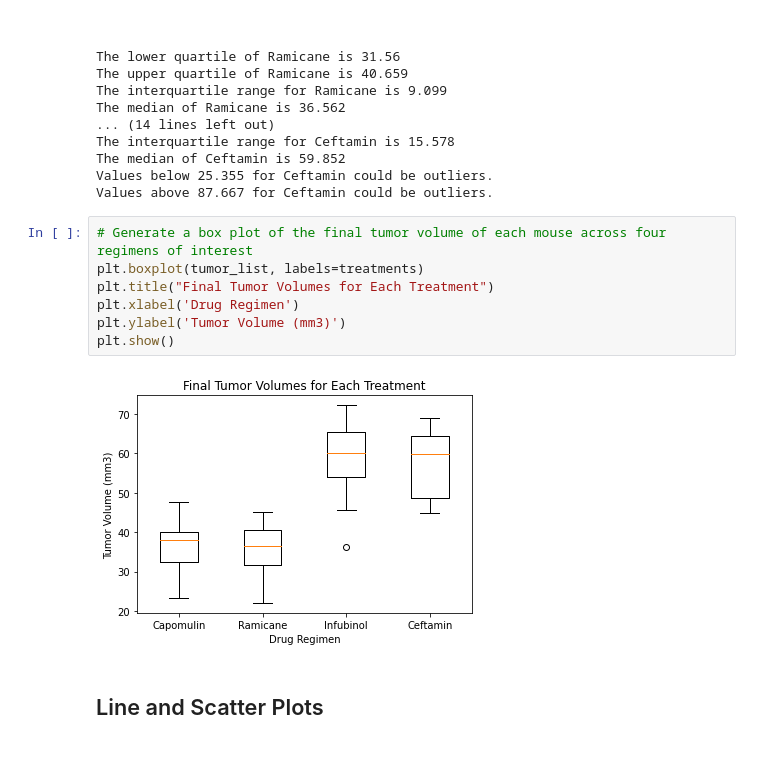
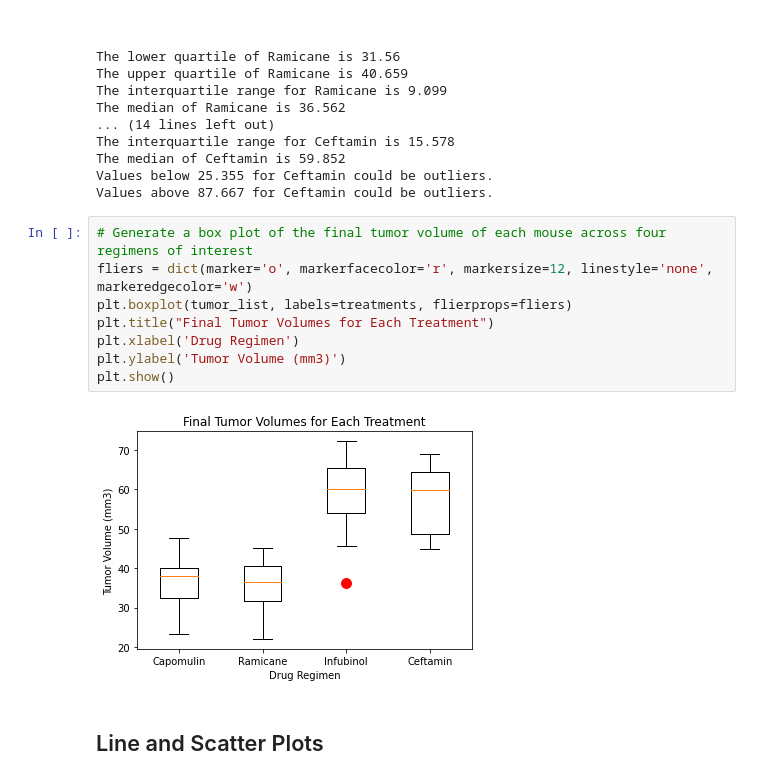
Before and after one commit to dkletter/matplotlib-challenge, a Jupyter notebook: pymaceuticals_starter.ipynb, the cells around one changed output. Saved outputs shown, nothing was run; the diff lists cells and outputs as text.

```diff
--- a/pymaceuticals_starter.ipynb
+++ b/pymaceuticals_starter.ipynb
@@ -271,13 +271,14 @@ Values below 25.355 for Ceftamin could be outliers.
 Values above 87.667 for Ceftamin could be outliers.
 # %%
 # Generate a box plot of the final tumor volume of each mouse across four regimens of interest
-plt.boxplot(tumor_list, labels=treatments)
+fliers = dict(marker='o', markerfacecolor='r', markersize=12, linestyle='none', markeredgecolor='w')
+plt.boxplot(tumor_list, labels=treatments, flierprops=fliers)
 plt.title("Final Tumor Volumes for Each Treatment")
 plt.xlabel('Drug Regimen')
 plt.ylabel('Tumor Volume (mm3)')
 plt.show()
 # %% [output]
-[figure, old version]
+[figure, new version]
 # %% [markdown]
 ## Line and Scatter Plots
 # %%
```
